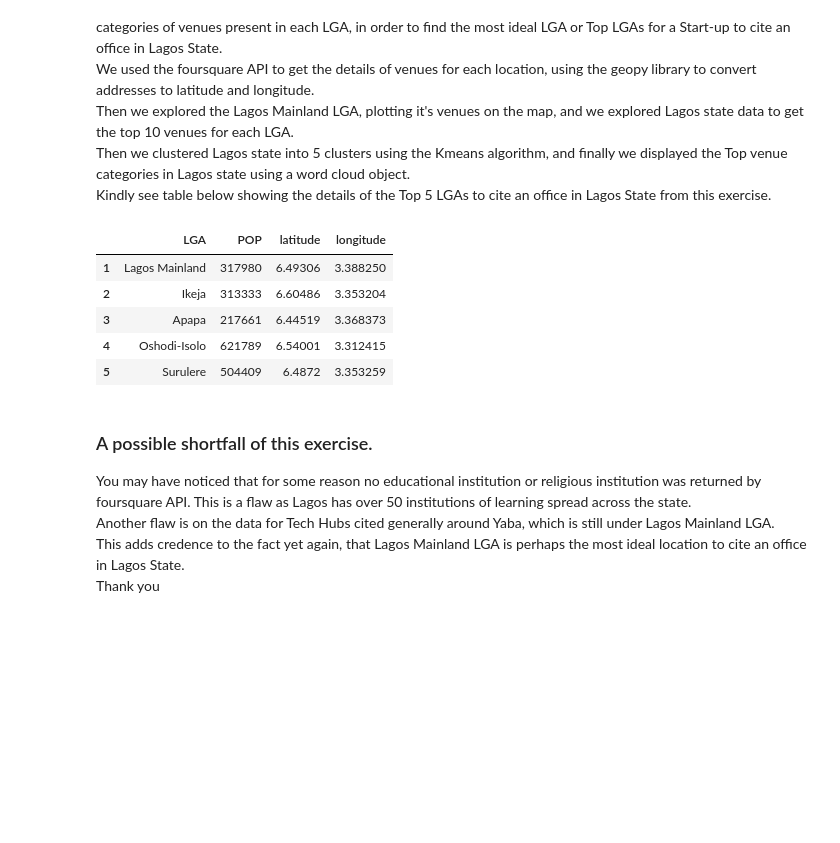
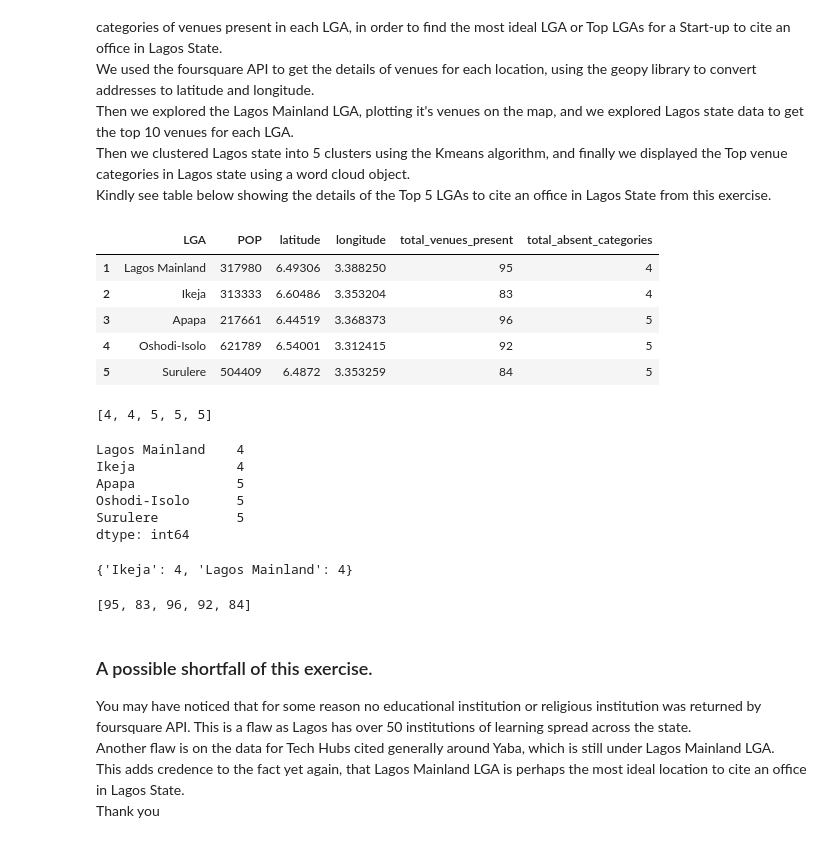
Before and after one commit to Lawrence-Krukrubo/IBM_Data_Specialization_Capstone_Project, a Jupyter notebook: applied_data_science_capstone_project.ipynb, the cells around one changed output. Drawn from its saved outputs; the diff is of its cells as text; code cells hidden in the pictures; blank space fills up the shorter version.

```diff
--- a/applied_data_science_capstone_project.ipynb
+++ b/applied_data_science_capstone_project.ipynb
@@ -1593,21 +1612,52 @@ Then we explored the Lagos Mainland LGA, plotting it's venues on the map, and we
 # %%
 top_5_list = ['Lagos Mainland', 'Ikeja', 'Apapa', 'Oshodi-Isolo', 'Surulere']
 
 # Slice the Top Five LGAs data from copy_lagos_df DataFrame
 top_5_lga = copy_lagos_df.reindex(top_5_list).reset_index()
 
 # Set index to a list beginning from 1 to 5
 top_5_lga.index = [1, 2, 3, 4, 5]
 
+# Add a column of total venues present
+total_venues_present = list(top_criteria_df.loc['Total Venues', top_5_list])
+top_5_lga['total_venues_present'] = total_venues_present
+
+# Add a column of total absent categories
+total_absent_categories = list(pd.Series(lga_dict).reindex(top_5_list))
+top_5_lga['total_absent_categories'] = total_absent_categories
+
 # Display the Top Five LGAs in Lagos State
 top_5_lga
 # %% [output]
-|  | LGA | POP | latitude | longitude |
-| 1 | Lagos Mainland | 317980 | 6.49306 | 3.388250 |
-| 2 | Ikeja | 313333 | 6.60486 | 3.353204 |
-| 3 | Apapa | 217661 | 6.44519 | 3.368373 |
-| 4 | Oshodi-Isolo | 621789 | 6.54001 | 3.312415 |
-| 5 | Surulere | 504409 | 6.4872 | 3.353259 |
+|  | LGA | POP | latitude | longitude | total_venues_present | total_absent_categories |
+| 1 | Lagos Mainland | 317980 | 6.49306 | 3.388250 | 95 | 4 |
+| 2 | Ikeja | 313333 | 6.60486 | 3.353204 | 83 | 4 |
+| 3 | Apapa | 217661 | 6.44519 | 3.368373 | 96 | 5 |
+| 4 | Oshodi-Isolo | 621789 | 6.54001 | 3.312415 | 92 | 5 |
+| 5 | Surulere | 504409 | 6.4872 | 3.353259 | 84 | 5 |
+# %%
+lga_list = list(pd.Series(lga_dict).reindex(top_5_list))
+lga_list
+# %% [output]
+[4, 4, 5, 5, 5]
+# %%
+lga_slice = lga_df.reindex(top_5_list)
+lga_slice
+# %% [output]
+Lagos Mainland    4
+Ikeja             4
+Apapa             5
+Oshodi-Isolo      5
+Surulere          5
+dtype: int64
+# %%
+min_dict
+# %% [output]
+{'Ikeja': 4, 'Lagos Mainland': 4}
+# %%
+print(list(test))
+# %% [output]
+[95, 83, 96, 92, 84]
 # %% [markdown]
 ### A possible shortfall of this exercise.<br>
 
```
Also changed, not shown: parts of 8 cells of this notebook.
